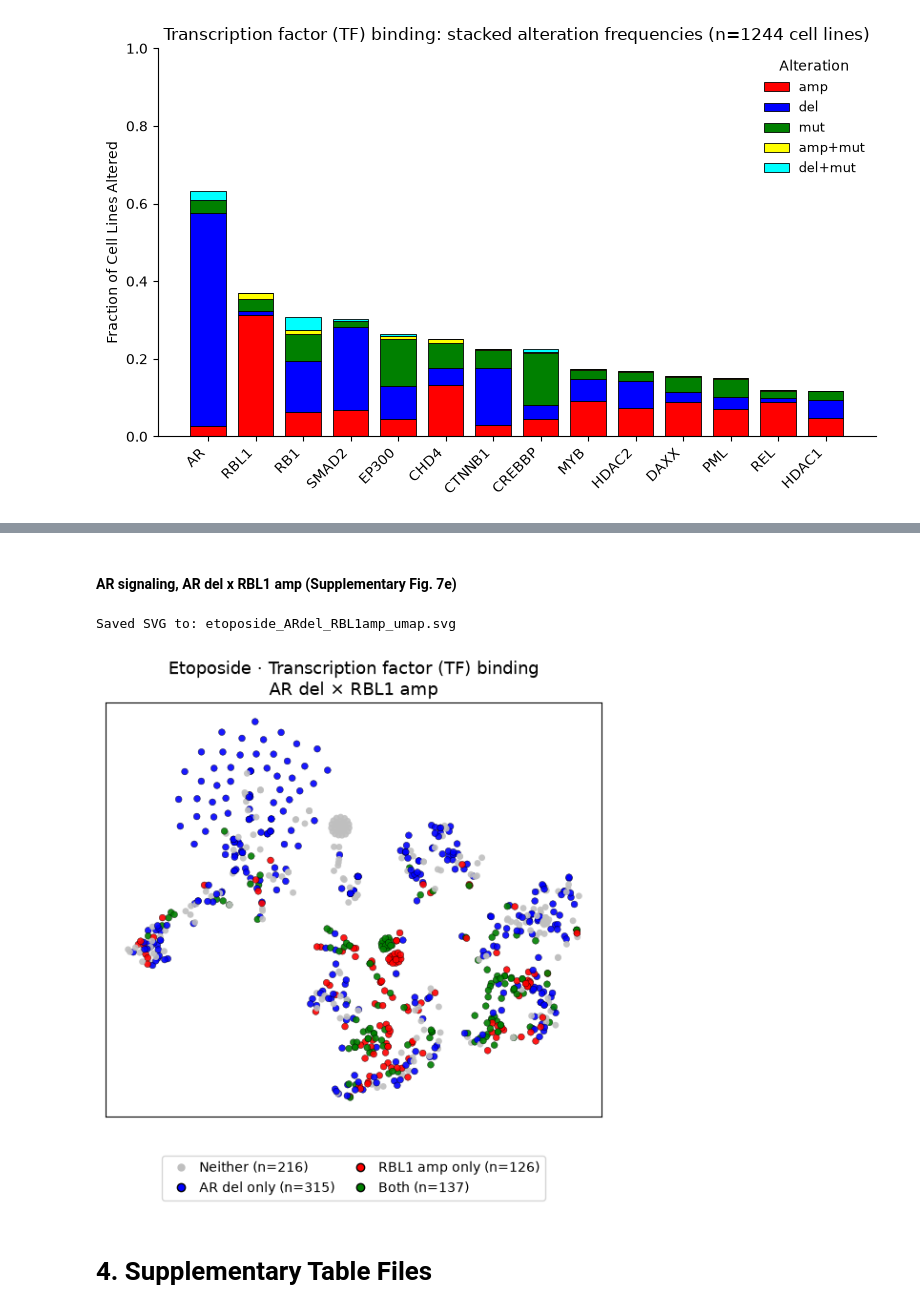
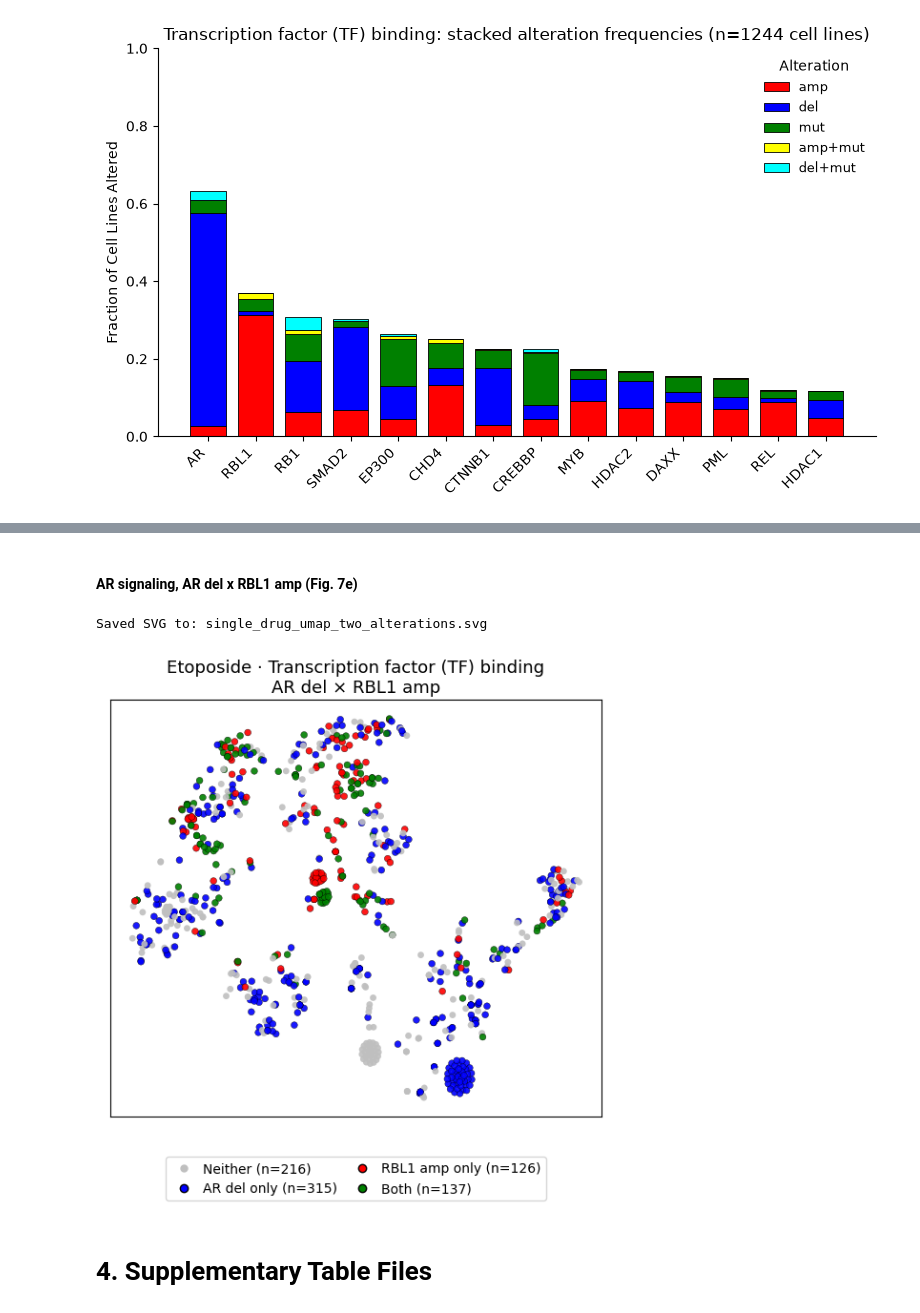
Before and after one commit to digitaltumors/DRPT, a Jupyter notebook: interpretation/Interpret-DRPT.ipynb, the cells around one changed output, grey strips where cells are left out. Saved outputs shown, nothing was run; the diff lists cells and outputs as text; code cells hidden in the pictures.

```diff
--- a/interpretation/Interpret-DRPT.ipynb
+++ b/interpretation/Interpret-DRPT.ipynb
@@ -10565,0 +10587,14 @@ Saved SVG to: doxorubicin_important_genes_FCGR2Aamp_SOX17amp_expression_pvalue_h
+# %%
+out = test_epistatic_interaction_for_drug(
+    results=results,
+    drug="Etoposide",
+    gene1="AR",
+    alt1="del",
+    gene2="RBL1",
+    alt2="amp",
+    response_type="actual",
+    cn_burden=True,
+    mut_burden=True,
+    make_plot=True,
+    show=True,
+)
@@ -12013,28 +12090,28 @@ Saved SVG to: doxorubicin_FCGR2Aamp_SOX17amp_umap.svg
 # %% [markdown]
-#### AR signaling, AR del x RBL1 amp (Supplementary Fig. 7e)
+#### AR signaling, AR del x RBL1 amp (Fig. 7e)
 # %%
 out = plot_single_drug_umap_by_two_alterations(
     results=results,
     drug="Etoposide",
     system_name="Transcription factor (TF) binding", # this is also the "AR signaling" system
     gene1="AR",
     alt1="del",
     gene2="RBL1",
     alt2="amp",
     system_to_index=system_to_index,
     amp_file=DATA_DIR / "cell2cnamplification_ctg_av.txt",
     del_file=DATA_DIR / "cell2cndeletion_ctg_av.txt",
     mut_file=DATA_DIR / "cell2mutation_ctg_av.txt",
     cell_index_file=DATA_DIR / "cell2ind_av.txt",
     gene_index_file=DATA_DIR / "gene2ind_ctg_av.txt",
     gene1_color="blue",
     gene2_color="red",
     both_color="green",
-    out_svg="etoposide_ARdel_RBL1amp_umap.svg"
+    #out_svg="etoposide_ARdel_RBL1amp_umap.svg"
 )
 # %% [output]
-Saved SVG to: etoposide_ARdel_RBL1amp_umap.svg
+Saved SVG to: single_drug_umap_two_alterations.svg
-[figure, old version]
+[figure, new version]
 # %% [markdown]
 # 4. Supplementary Table Files
 # %% [markdown]
```
Also changed, not shown: parts of 18 cells of this notebook.
